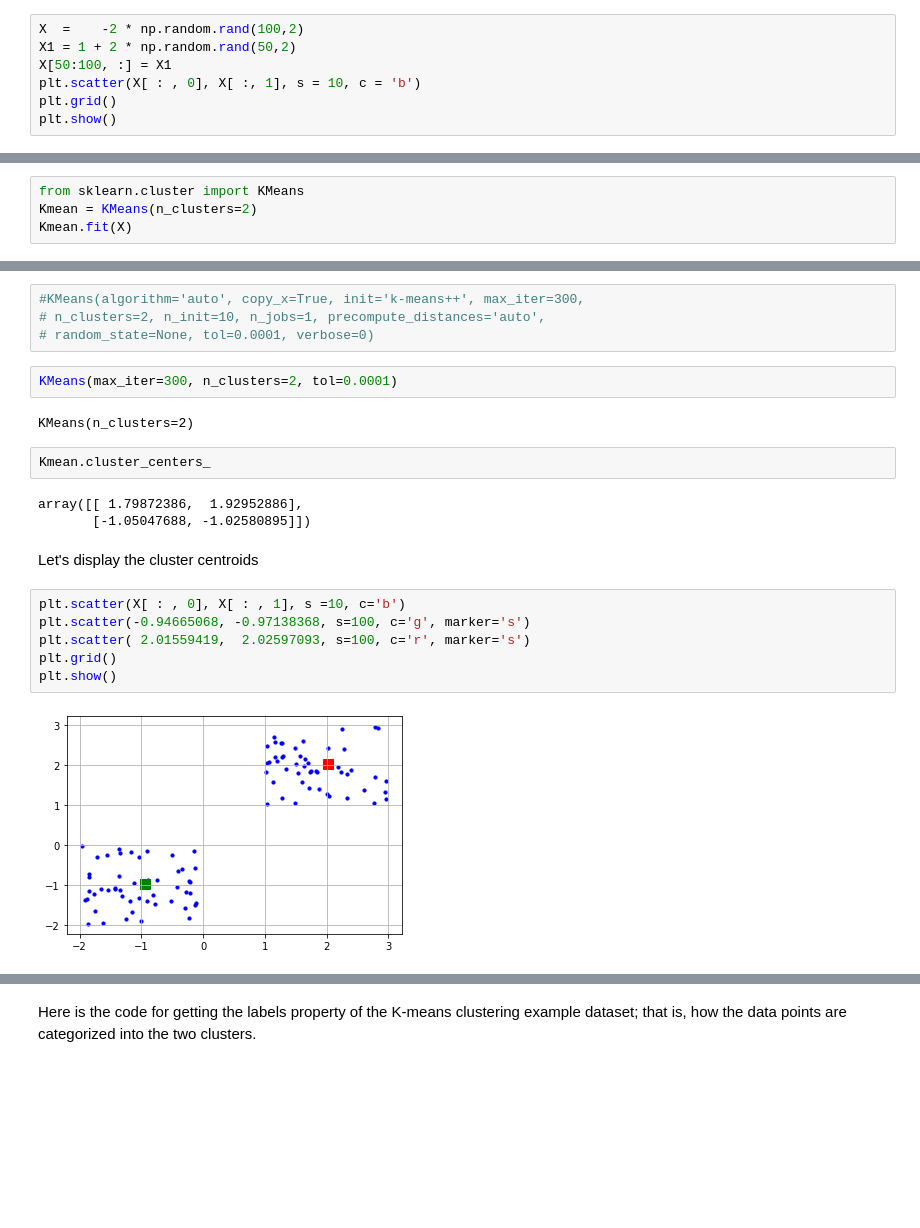
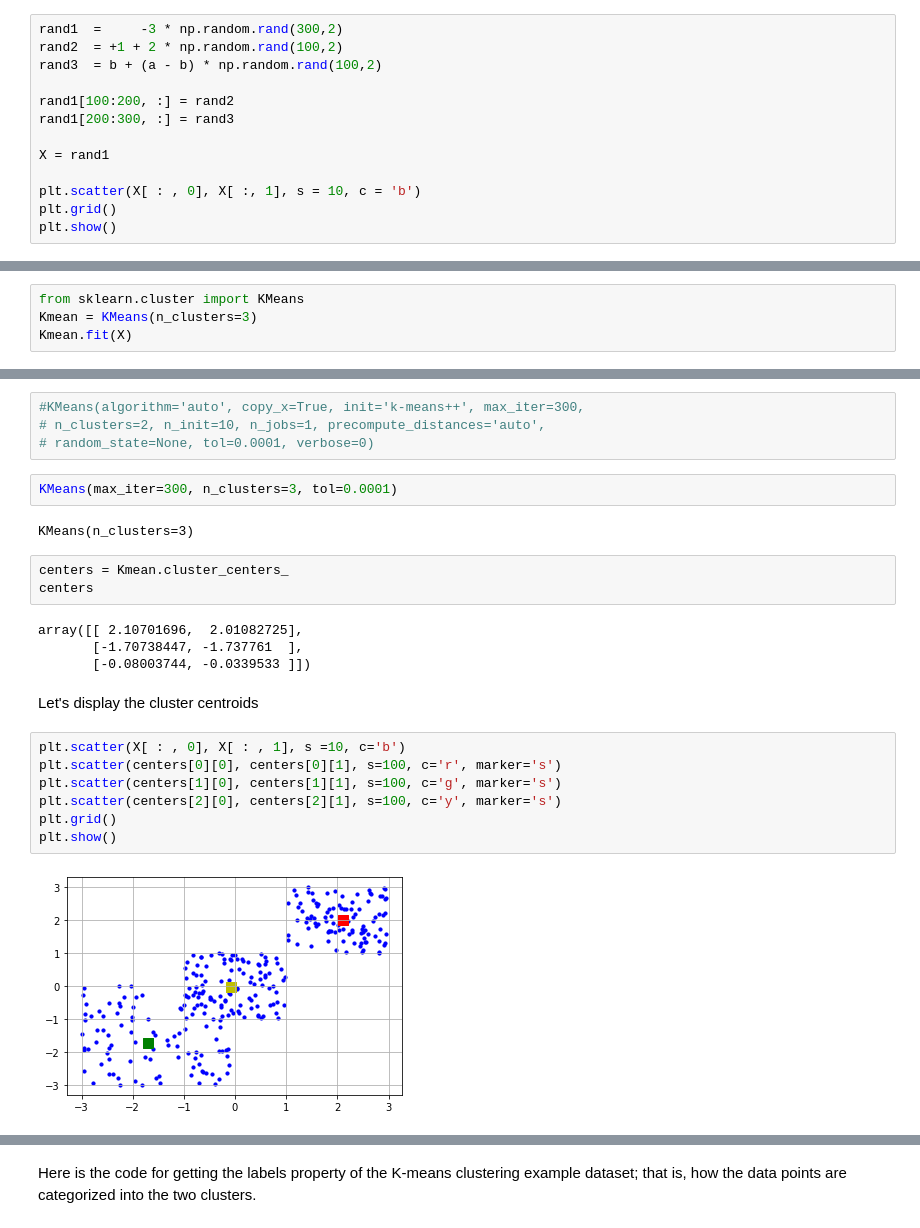
Before and after one commit to polyhedron-gdl/introduction-to-machine-learning-for-finance, a Jupyter notebook: 2022/1-notebooks/chapter-3-1.ipynb, the cells around one changed output, grey strips where cells are left out. Cells and saved outputs as stored; diff of their text form; blank space fills up the shorter version.

```diff
--- a/2022/1-notebooks/chapter-3-1.ipynb
+++ b/2022/1-notebooks/chapter-3-1.ipynb
@@ -56,9 +56,15 @@ from sklearn.cluster import KMeans
 # %% [markdown]
 Here is the code for generating some random data in a two-dimensional space:
 # %%
-X  =    -2 * np.random.rand(100,2)
-X1 = 1 + 2 * np.random.rand(50,2)
-X[50:100, :] = X1
+rand1  =     -3 * np.random.rand(300,2)
+rand2  = +1 + 2 * np.random.rand(100,2)
+rand3  = b + (a - b) * np.random.rand(100,2)
+
+rand1[100:200, :] = rand2
+rand1[200:300, :] = rand3
+
+X = rand1
+
 plt.scatter(X[ : , 0], X[ :, 1], s = 10, c = 'b')
 plt.grid()
 plt.show()
@@ -68,6 +74,6 @@ plt.show()
 This give us two sets approximately centered about (-1,-1) and (2, 2). We’ll use some of the available functions in the Scikit-learn library to process the randomly generated data.
 # %%
 from sklearn.cluster import KMeans
-Kmean = KMeans(n_clusters=2)
+Kmean = KMeans(n_clusters=3)
 Kmean.fit(X)
 # %% [output]
@@ -80,21 +86,24 @@ Here is the output of the K-means parameters we get if we run the code:
 # n_clusters=2, n_init=10, n_jobs=1, precompute_distances='auto',
 # random_state=None, tol=0.0001, verbose=0)
 # %%
-KMeans(max_iter=300, n_clusters=2, tol=0.0001)
+KMeans(max_iter=300, n_clusters=3, tol=0.0001)
 # %% [output]
-KMeans(n_clusters=2)
+KMeans(n_clusters=3)
-# %%
-Kmean.cluster_centers_
-# %% [output]
-array([[ 1.79872386,  1.92952886],
-       [-1.05047688, -1.02580895]])
+# %%
+centers = Kmean.cluster_centers_
+centers
+# %% [output]
+array([[ 2.10701696,  2.01082725],
+       [-1.70738447, -1.737761  ],
+       [-0.08003744, -0.0339533 ]])
 # %% [markdown]
 Let's display the cluster centroids
 # %%
 plt.scatter(X[ : , 0], X[ : , 1], s =10, c='b')
-plt.scatter(-0.94665068, -0.97138368, s=100, c='g', marker='s')
-plt.scatter( 2.01559419,  2.02597093, s=100, c='r', marker='s')
+plt.scatter(centers[0][0], centers[0][1], s=100, c='r', marker='s')
+plt.scatter(centers[1][0], centers[1][1], s=100, c='g', marker='s')
+plt.scatter(centers[2][0], centers[2][1], s=100, c='y', marker='s')
 plt.grid()
 plt.show()
 # %% [output]
-[figure, old version]
+[figure, new version]
```
Also changed, not shown: parts of 4 cells of this notebook.
